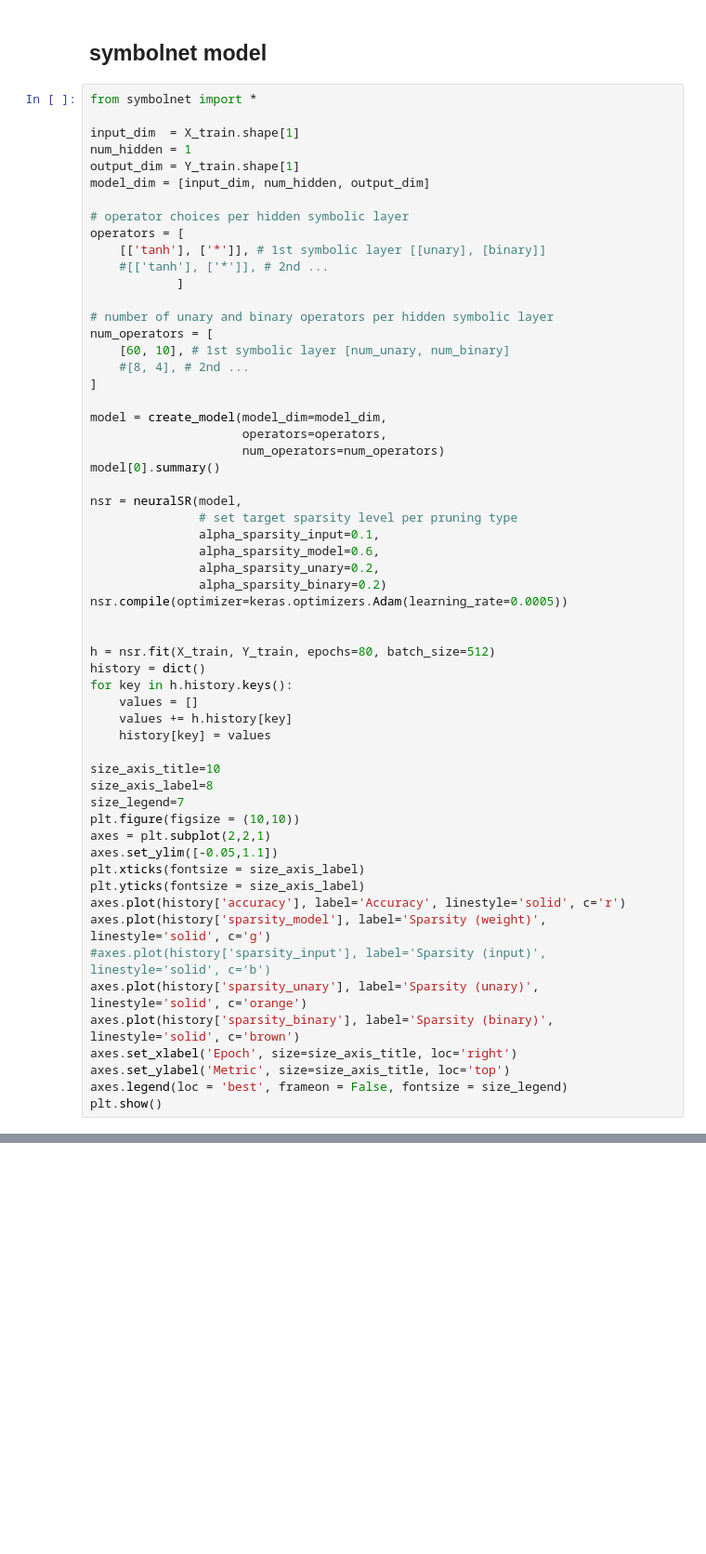
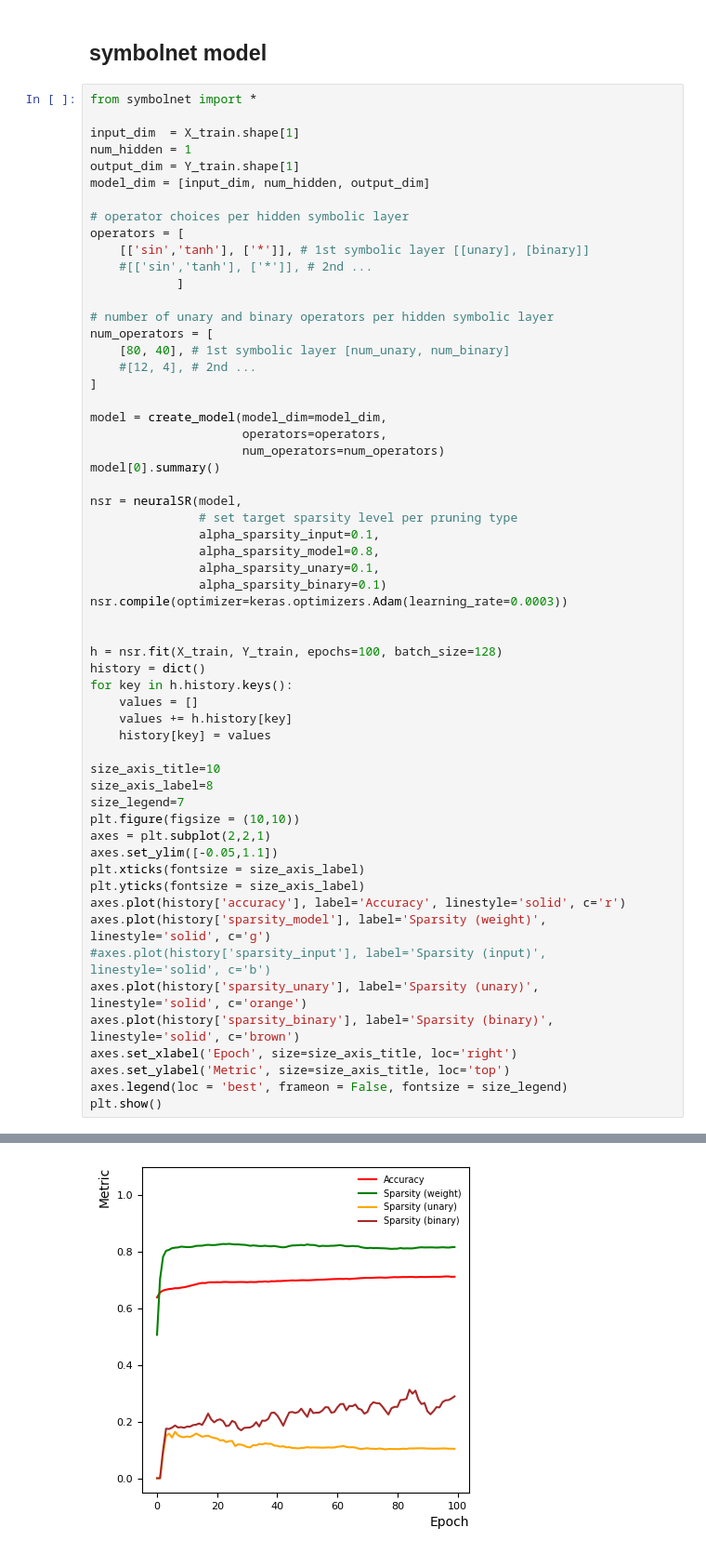
Before and after one commit to hftsoi/smart-pixels, a Jupyter notebook: smart_pixels.ipynb, the cells around one changed output, grey strips where cells are left out. Shown at 93% size. Saved outputs shown, nothing was run; the diff lists cells and outputs as text; blank space fills up the shorter version.

```diff
--- a/smart_pixels.ipynb
+++ b/smart_pixels.ipynb
@@ -156,14 +206,14 @@ model_dim = [input_dim, num_hidden, output_dim]
 
 # operator choices per hidden symbolic layer
 operators = [
-    [['tanh'], ['*']], # 1st symbolic layer [[unary], [binary]]
-    #[['tanh'], ['*']], # 2nd ...
+    [['sin','tanh'], ['*']], # 1st symbolic layer [[unary], [binary]]
+    #[['sin','tanh'], ['*']], # 2nd ...
             ]
 
 # number of unary and binary operators per hidden symbolic layer
 num_operators = [
-    [60, 10], # 1st symbolic layer [num_unary, num_binary]
-    #[8, 4], # 2nd ...
+    [80, 40], # 1st symbolic layer [num_unary, num_binary]
+    #[12, 4], # 2nd ...
 ]
 
 model = create_model(model_dim=model_dim,
@@ -174,13 +224,13 @@ model[0].summary()
 nsr = neuralSR(model,
                # set target sparsity level per pruning type
                alpha_sparsity_input=0.1,
-               alpha_sparsity_model=0.6,
-               alpha_sparsity_unary=0.2,
-               alpha_sparsity_binary=0.2)
-nsr.compile(optimizer=keras.optimizers.Adam(learning_rate=0.0005))
+               alpha_sparsity_model=0.8,
+               alpha_sparsity_unary=0.1,
+               alpha_sparsity_binary=0.1)
+nsr.compile(optimizer=keras.optimizers.Adam(learning_rate=0.0003))
 
 
-h = nsr.fit(X_train, Y_train, epochs=80, batch_size=512)
+h = nsr.fit(X_train, Y_train, epochs=100, batch_size=128)
 history = dict()
 for key in h.history.keys():
     values = []
@@ -204,3 +254,4 @@ axes.set_xlabel('Epoch', size=size_axis_title, loc='right')
 axes.set_ylabel('Metric', size=size_axis_title, loc='top')
 axes.legend(loc = 'best', frameon = False, fontsize = size_legend)
 plt.show()
+# %% [output]
@@ -207,3 +296,4 @@ plt.show()
+[figure, added]
 # %%
 Y_sr_pred = nsr.model.predict(X_test)
 print("Accuracy = {}".format(accuracy_score(np.argmax(Y_test, axis=1), np.argmax(Y_sr_pred, axis=1))))
```
Also changed, not shown: parts of 7 cells of this notebook.
